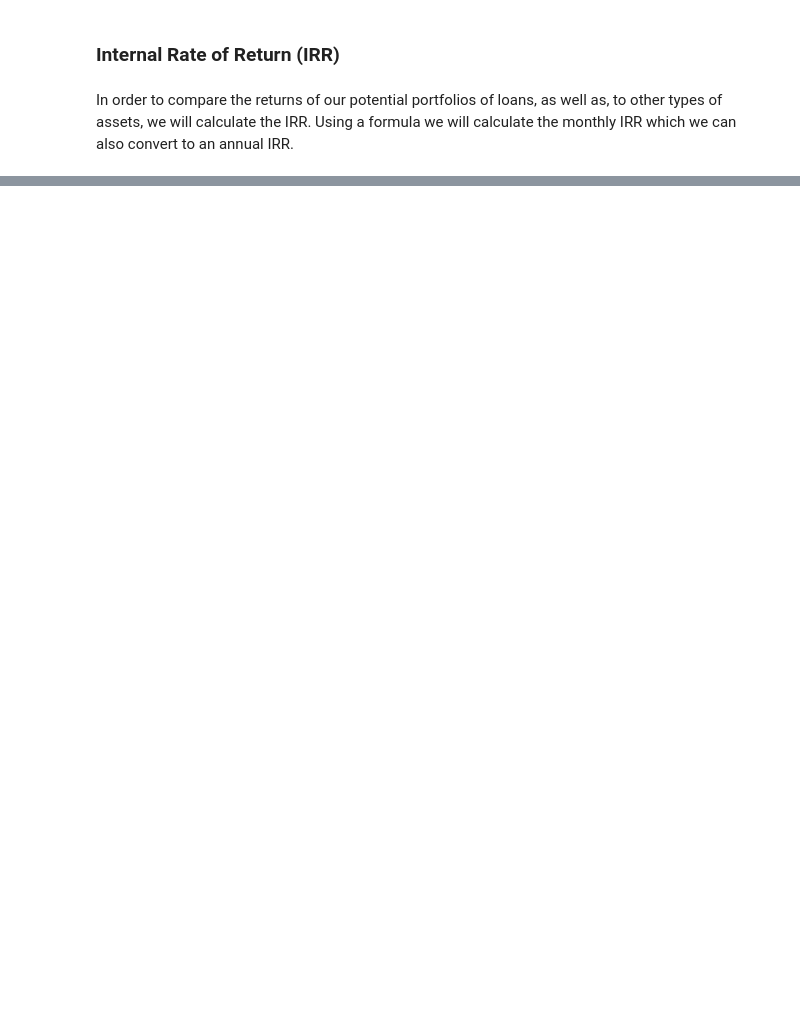
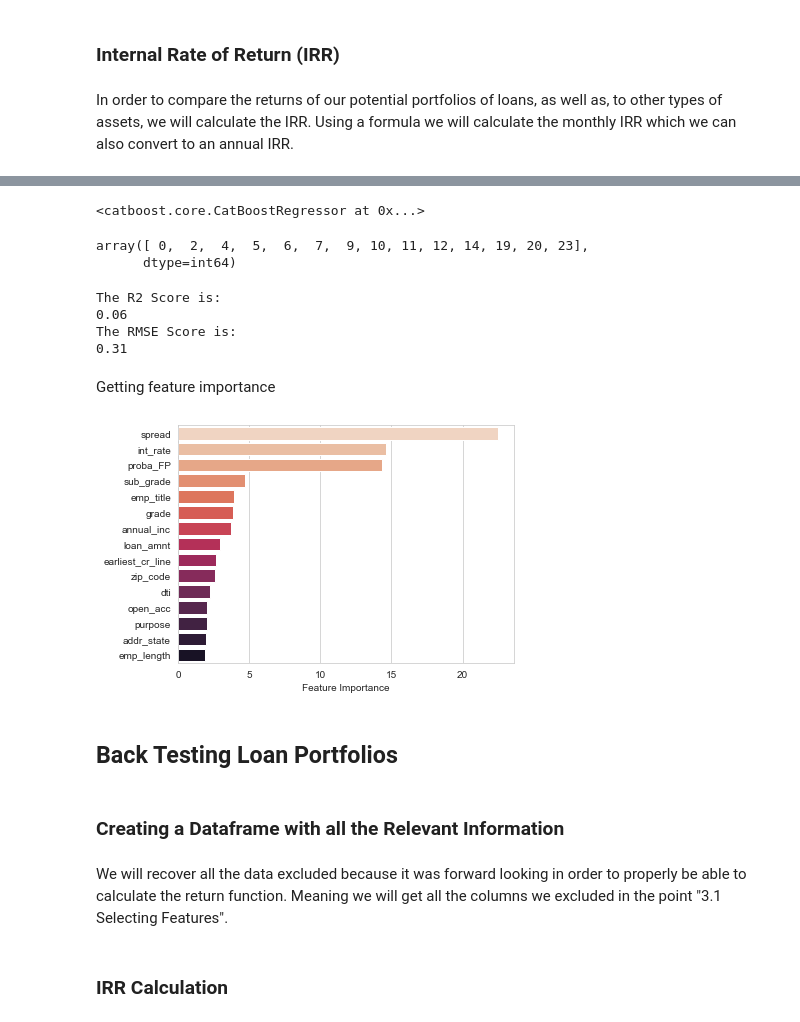
Before and after one commit to DanEllen/Lending-Club-Project, a Jupyter notebook: Lending Club Analysis.ipynb, the cells around one changed output, grey strips where cells are left out. Drawn from its saved outputs; the diff is of its cells as text; code cells hidden in the pictures; blank space fills up the shorter version.

```diff
--- a/Lending Club Analysis.ipynb
+++ b/Lending Club Analysis.ipynb
@@ -727,0 +901,5 @@ Max spread:  0.16088070616269456
+# %%
+model2 = CatBoostRegressor()
+model2.load_model('G:\\Lending Club Data Files\\lending_club_catboost2')
+# %% [output]
+<catboost.core.CatBoostRegressor at 0x...>
@@ -727,0 +917,8 @@ Max spread:  0.16088070616269456
+# %%
+#Creating an index of the categorical features to point to the model
+#print(X.dtypes)
+cat_feat_index = np.where(X.dtypes != float)[0]
+cat_feat_index
+# %% [output]
+array([ 0,  2,  4,  5,  6,  7,  9, 10, 11, 12, 14, 19, 20, 23],
+      dtype=int64)
@@ -727,0 +930,30 @@ Max spread:  0.16088070616269456
+# %%
+predictions = model2.predict(X_test)
+print("The R2 Score is:")
+print(round(model2.score(pool1),2))
+print("The RMSE Score is:")
+print(round(metrics.mean_squared_error(y_test, predictions, squared=False),2))
+# %% [output]
+The R2 Score is:
+0.06
+The RMSE Score is:
+0.31
+# %% [markdown]
+Getting feature importance
+# %%
+feature_importance = model2.get_feature_importance(prettified=True)
+
+f, ax = plt.subplots(figsize=(6, 4))
+sns.barplot(x="Importances", y="Feature Id", data=feature_importance[0:15], palette="rocket_r")
+ax.set(ylabel="",
+       xlabel="Feature Importance")
+plt.tight_layout()
+f.savefig('./images/feature_imp_model2.png', dpi=500)
+# %% [output]
+[figure, added]
+# %% [markdown]
+## Back Testing Loan Portfolios
+# %% [markdown]
+### Creating a Dataframe with all the Relevant Information
+# %% [markdown]
+We will recover all the data excluded because it was forward looking in order to properly be able to calculate the return function. Meaning we will get all the columns we excluded in the point "3.1 Selecting Features".
@@ -727,0 +966,2 @@ Max spread:  0.16088070616269456
+# %% [markdown]
+### IRR Calculation
```
Also changed, not shown: parts of 67 cells of this notebook, 10 other files.
